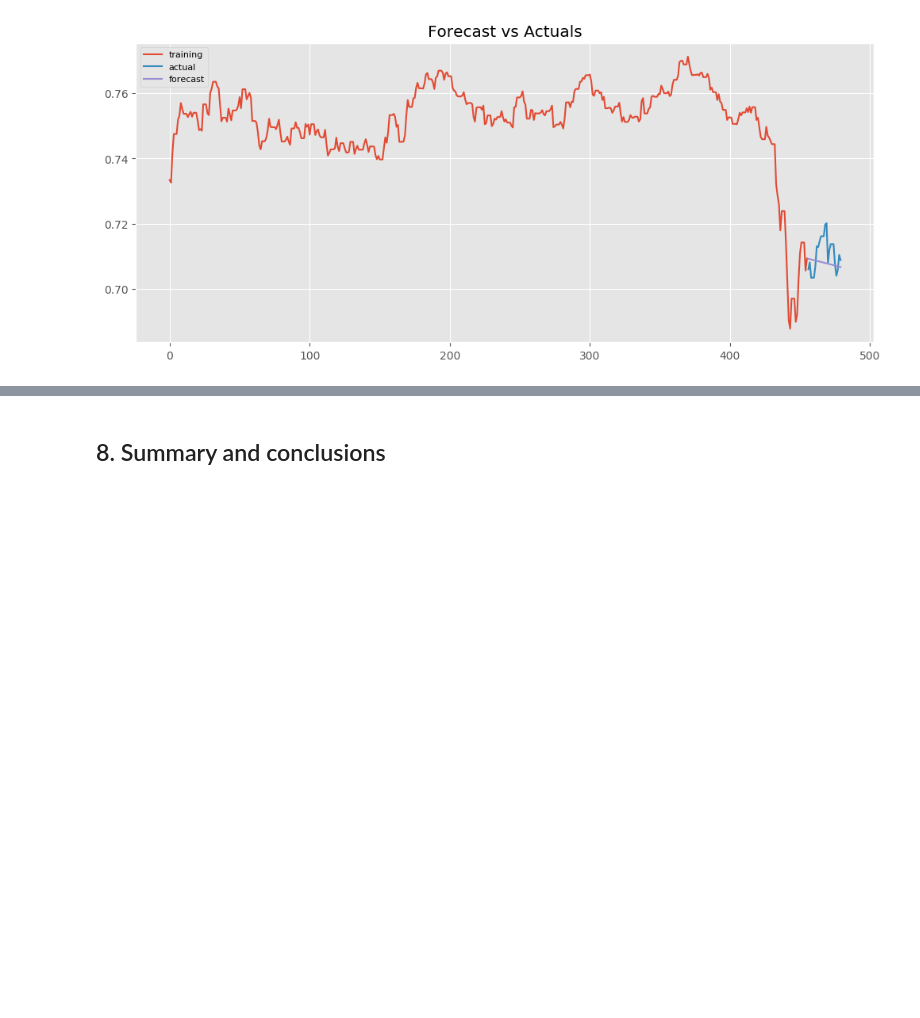
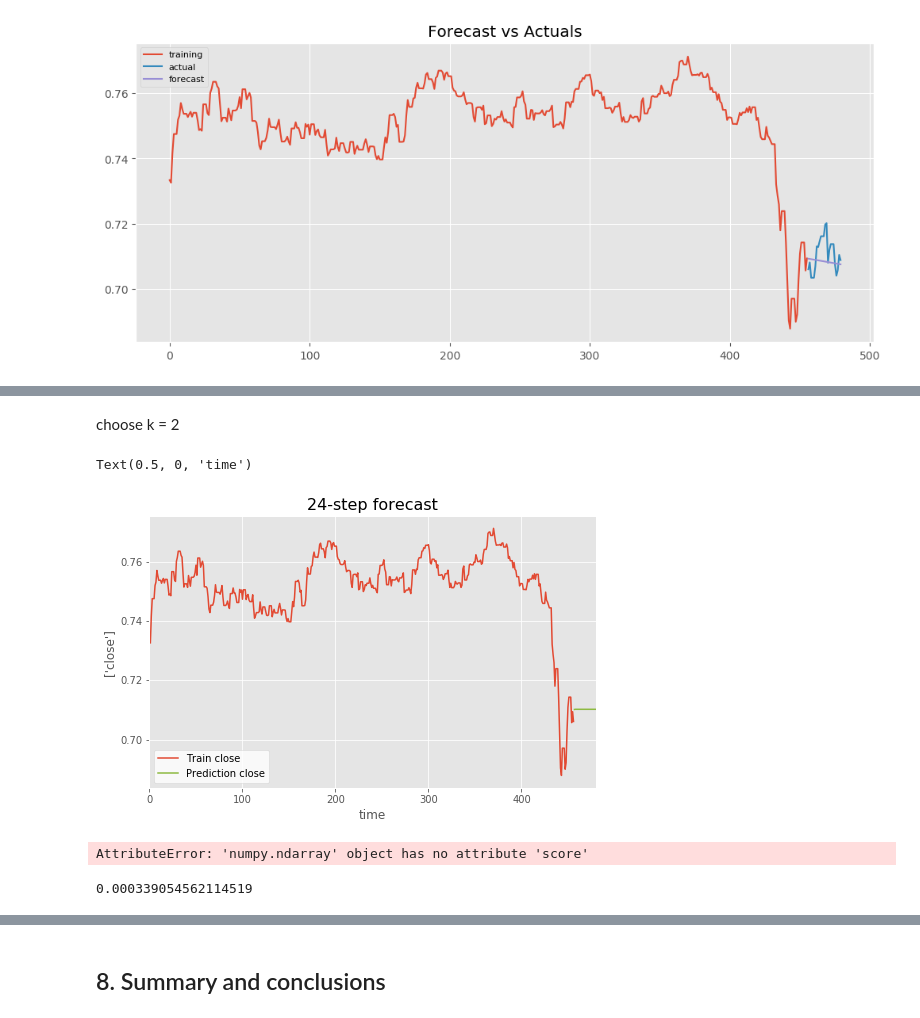
Before and after one commit to flizhou/CAD_USD_exchange_rate_predictor, a Jupyter notebook: scripts/eda.ipynb, the cells around one changed output, grey strips where cells are left out. Drawn from its saved outputs; the diff is of its cells as text; code cells hidden in the pictures; blank space fills up the shorter version.

```diff
--- a/scripts/eda.ipynb
+++ b/scripts/eda.ipynb
@@ -796,0 +851,58 @@ plt.show()
+# %% [markdown]
+choose k = 2
+# %%
+lag = 1
+n = 24  # number of steps to forecast
+
+
+response_col = ['close']
+
+df_lag = lag_df(train, lag, response_col).dropna()
+
+fig, ax = plt.subplots(1, 1, figsize=(8,5))
+
+model = KNeighborsRegressor(n_neighbors=2).fit(df_lag.drop(columns=response_col),
+                                    df_lag[response_col[0]])  # train model
+# Prediction loop
+input_data = df_lag.iloc[-1, :lag*train.shape[1]].to_numpy()  # starting data for first prediction
+predictions = ts_predict(input_data, model, n) # custom forecast function
+
+# Plot
+plot_forecast(ax, df_lag, predictions, xlim=df_lag.index[-1], response_cols=response_col)
+ax.legend(loc=3, facecolor='w')
+ax.set_xlabel('time')
+# %% [output]
+Text(0.5, 0, 'time')
+[figure, added]
+# %%
+lag = 1
+n = 24  # number of steps to forecast
+response_col = ['close']
+df_lag = lag_df(train, lag, response_col).dropna()
+n_splits = 3
+tscv = TimeSeriesSplit(n_splits=n_splits)  # define the splitter
+
+# calculation loop
+k_dict = {'k':[], 'train_error':[], 'cv_error': []}
+for k in np.arange(1, 51):
+    model = lowess(df_lag.iloc[:, 1],
+                   df_lag[response_col[0]],frac=k/df_lag.shape[0])
+    lowess_x = list(zip(*model))[0]
+    lowess_y = list(zip(*model))[1]
+    f = interp1d(lowess_x, lowess_y, bounds_error=False)
+
+    xnew = [i/10. for i in range(400)]
+    for train_index, test_index in tscv.split(df_lag.iloc[:, 1]):
+
+
+
+    k_dict['k'].append(k)
+    k_dict['train_error'].append(1 - model.score(df_lag.iloc[:, 1],
+                                                 df_lag[response_col[0]]))
+    k_dict['cv_error'].append(1 - cross_val_score(model,
+                                                  df_lag.iloc[:, 1],
+                                                  df_lag[response_col[0]],
+                                                  cv=5).mean())
+k_df = pd.DataFrame(k_dict)
+# %% [output]
+AttributeError: 'numpy.ndarray' object has no attribute 'score'
@@ -796,0 +915,4 @@ plt.show()
+# %%
+mean_squared_error(lowess_y, df_lag[response_col[0]])
+# %% [output]
+0.000339054562114519
```
Also changed, not shown: parts of 22 cells of this notebook.
